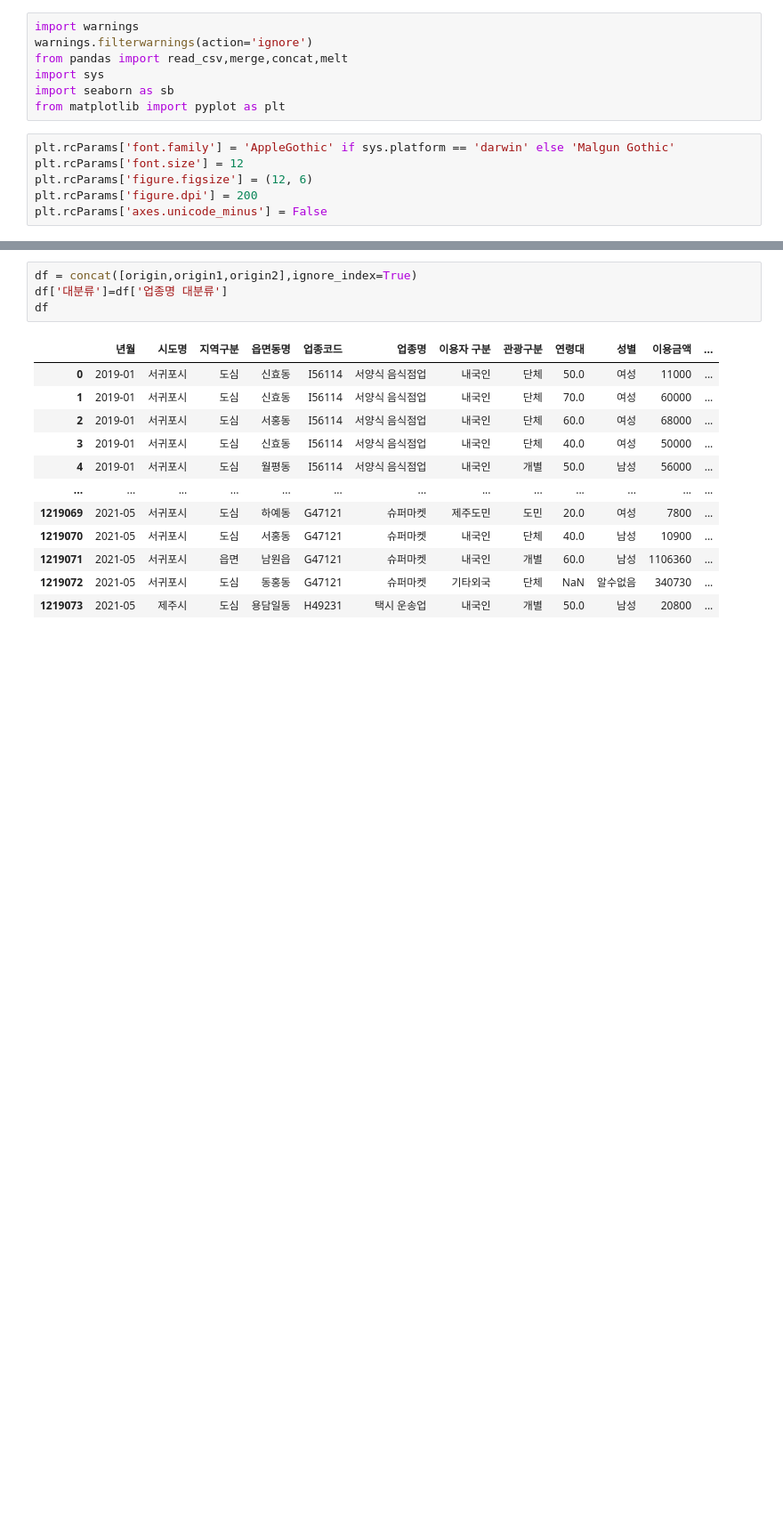
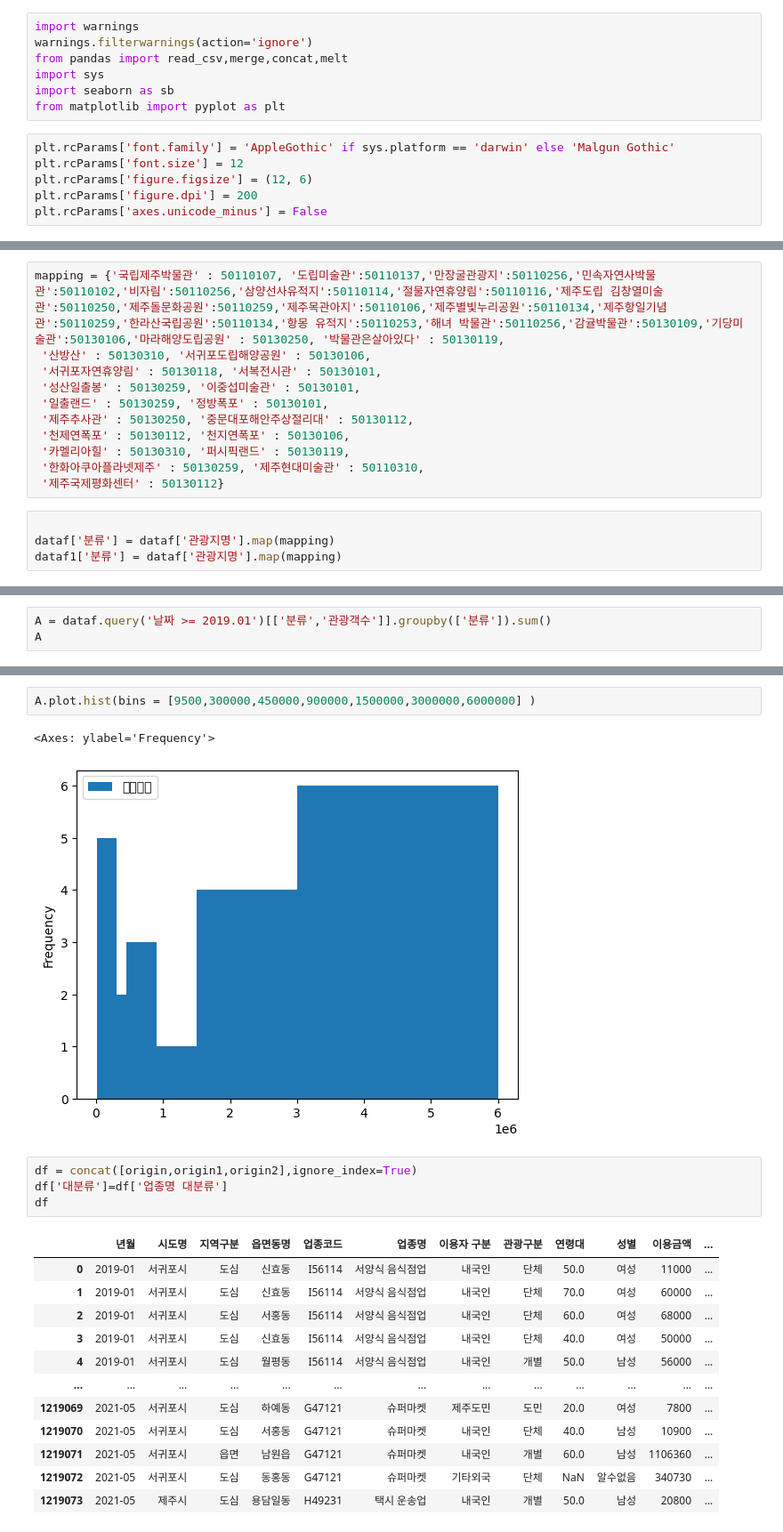
Before and after one commit to hyk2202/semi_project_2, a Jupyter notebook: Vscode/한열/read_csv.ipynb, the cells around one changed output, grey strips where cells are left out. Shown: that part at 89% size. Cells and saved outputs as stored; diff of their text form; blank space fills up the shorter version.

```diff
--- a/Vscode/한열/read_csv.ipynb
+++ b/Vscode/한열/read_csv.ipynb
@@ -35,0 +38,15 @@ Name: 관광지명, Length: 5819, dtype: object>
+# %%
+mapping = {'국립제주박물관' : 50110107, '도립미술관':50110137,'만장굴관광지':50110256,'민속자연사박물관':50110102,'비자림':50110256,'삼양선사유적지':50110114,'절물자연휴양림':50110116,'제주도립 김창열미술관':50110250,'제주돌문화공원':50110259,'제주목관아지':50110106,'제주별빛누리공원':50110134,'제주항일기념관':50110259,'한라산국립공원':50110134,'항몽 유적지':50110253,'해녀 박물관':50110256,'감귤박물관':50130109,'기당미술관':50130106,'마라해양도립공원' : 50130250, '박물관은살아있다' : 50130119,
+ '산방산' : 50130310, '서귀포도립해양공원' : 50130106,
+ '서귀포자연휴양림' : 50130118, '서복전시관' : 50130101,
+ '성산일출봉' : 50130259, '이중섭미술관' : 50130101,
+ '일출랜드' : 50130259, '정방폭포' : 50130101,
+ '제주추사관' : 50130250, '중문대포해안주상절리대' : 50130112,
+ '천제연폭포' : 50130112, '천지연폭포' : 50130106,
+ '카멜리아힐' : 50130310, '퍼시픽랜드' : 50130119,
+ '한화아쿠아플라넷제주' : 50130259, '제주현대미술관' : 50110310,
+ '제주국제평화센터' : 50130112}
+# %%
+
+dataf['분류'] = dataf['관광지명'].map(mapping)
+dataf1['분류'] = dataf['관광지명'].map(mapping)
@@ -35,0 +74,3 @@ Name: 관광지명, Length: 5819, dtype: object>
+# %%
+A = dataf.query('날짜 >= 2019.01')[['분류','관광객수']].groupby(['분류']).sum()
+A
@@ -36,3 +96,8 @@ Name: 관광지명, Length: 5819, dtype: object>
+# %%
+A.plot.hist(bins = [9500,300000,450000,900000,1500000,3000000,6000000] )
+# %% [output]
+<Axes: ylabel='Frequency'>
+[figure, added]
 # %%
 df = concat([origin,origin1,origin2],ignore_index=True)
 df['대분류']=df['업종명 대분류']
```
Also changed, not shown: parts of 6 cells of this notebook, 3 other files.
